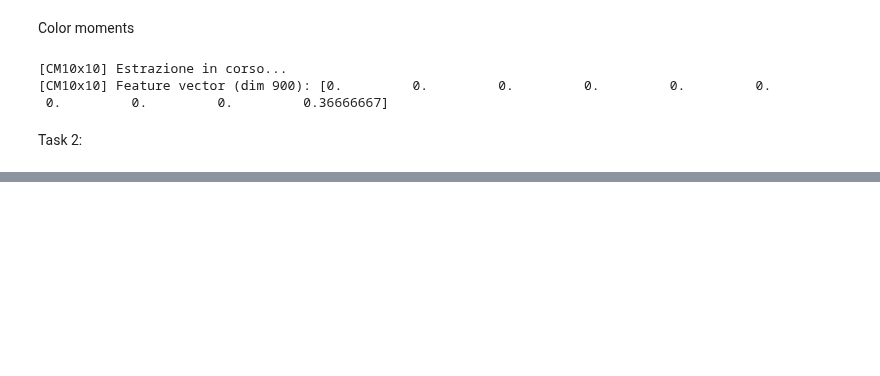
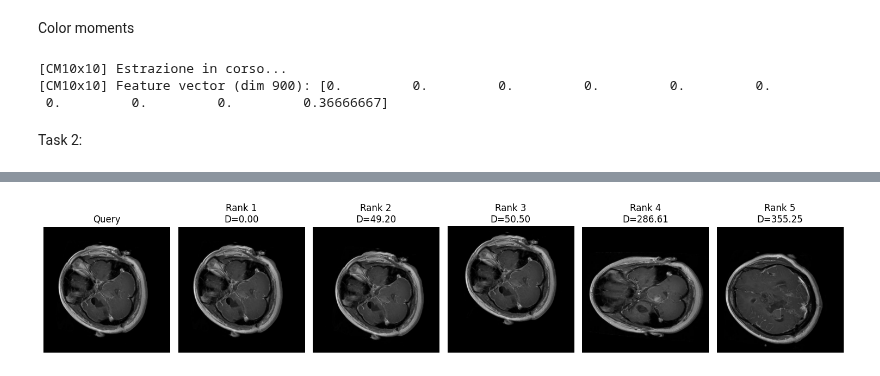
Before and after one commit to Calienn/DBmulti, a Jupyter notebook: Color_moments.ipynb, the cells around one changed output, grey strips where cells are left out. Drawn from its saved outputs; the diff is of its cells as text; code cells hidden in the pictures; blank space fills up the shorter version.

Commit message:
task3 colormoment

```diff
--- a/Color_moments.ipynb
+++ b/Color_moments.ipynb
@@ -174,0 +200,93 @@ print(f"[FINE] Elaborate {len(image_features)} immagini da {len(subfolders)} cla
+# %%
+import numpy as np
+import cv2
+import os
+import matplotlib.pyplot as plt
+from sklearn.metrics.pairwise import euclidean_distances
+
+# Carica dati da file .npz
+data = np.load("features_cm10x10.npz", allow_pickle=True)
+feature_matrix = data["features"]
+filenames = data["filenames"]
+labels = data["labels"]
+
+# === Funzione per trovare k immagini più simili ===
+def find_k_similar(img_path, k):
+    query_feature = extract_color_moments(img_path)
+    if query_feature is None:
+        return
+
+    query_feature = np.array(query_feature).reshape(1, -1)
+
+    # Calcola distanza euclidea verso tutte le immagini
+    distances = euclidean_distances(feature_matrix, query_feature).flatten()
+
+    # Ordina per distanza crescente
+    top_k_idx = np.argsort(distances)[:k]
+    top_k_scores = distances[top_k_idx]
+
+    print(f"\nTop {k} immagini più simili a: {img_path}")
+    for rank, idx in enumerate(top_k_idx):
+        print(f"{rank+1}. {filenames[idx]} | Classe: {labels[idx]} | Distanza: {top_k_scores[rank]:.2f}")
+
+    # Visualizza
+    fig, axs = plt.subplots(1, k+1, figsize=(15, 5))
+    axs[0].imshow(cv2.cvtColor(cv2.imread(img_path), cv2.COLOR_BGR2RGB))
+    axs[0].set_title("Query")
+    axs[0].axis('off')
+
+    for i, idx in enumerate(top_k_idx):
+        match_img = cv2.imread(os.path.join("Part1", labels[idx], filenames[idx]))
+        axs[i+1].imshow(cv2.cvtColor(match_img, cv2.COLOR_BGR2RGB))
+        axs[i+1].set_title(f"Rank {i+1}\nD={top_k_scores[i]:.2f}")
+        axs[i+1].axis('off')
+
+    plt.tight_layout()
+    plt.show()
+
+
+def find_k_similar_mahalanobis(img_path, k):
+    query_feature = extract_color_moments(img_path)
+    if query_feature is None:
+        return
+
+    query_feature = np.array(query_feature)
+
+    cov = np.cov(feature_matrix.T)
+    try:
+        cov_inv = np.linalg.inv(cov)
+    except np.linalg.LinAlgError:
+        print("[ERRORE] Matrice di covarianza non invertibile. Uso pseudoinversa.")
+        cov_inv = np.linalg.pinv(cov)
+
+    distances = np.array([
+        mahalanobis(query_feature, f, cov_inv)
+        for f in feature_matrix
+    ])
+
+    top_k_idx = np.argsort(distances)[:k]
+    top_k_scores = distances[top_k_idx]
+
+    print(f"\nTop {k} immagini più simili (Mahalanobis): {img_path}")
+    for rank, idx in enumerate(top_k_idx):
+        print(f"{rank+1}. {filenames[idx]} | Classe: {labels[idx]} | Distanza: {top_k_scores[rank]:.2f}")
+
+    fig, axs = plt.subplots(1, k+1, figsize=(15, 5))
+    axs[0].imshow(cv2.cvtColor(cv2.imread(img_path), cv2.COLOR_BGR2RGB))
+    axs[0].set_title("Query")
+    axs[0].axis('off')
+
+    for i, idx in enumerate(top_k_idx):
+        match_img = cv2.imread(os.path.join("Part1", labels[idx], filenames[idx]))
+        axs[i+1].imshow(cv2.cvtColor(match_img, cv2.COLOR_BGR2RGB))
+        axs[i+1].set_title(f"Rank {i+1}\nD={top_k_scores[i]:.2f}")
+        axs[i+1].axis('off')
+
+    plt.tight_layout()
+    plt.show()
+
+# === Test ===
+query_img = "Part1/brain_glioma/brain_glioma_0005.jpg"
+find_k_similar(query_img, k=5)
+find_k_similar_mahalanobis(query_img, k=7)
+# %% [output]
@@ -174,0 +299 @@ print(f"[FINE] Elaborate {len(image_features)} immagini da {len(subfolders)} cla
+[figure, added]
```
Also changed, not shown: parts of 2 cells of this notebook, 5 other files.
